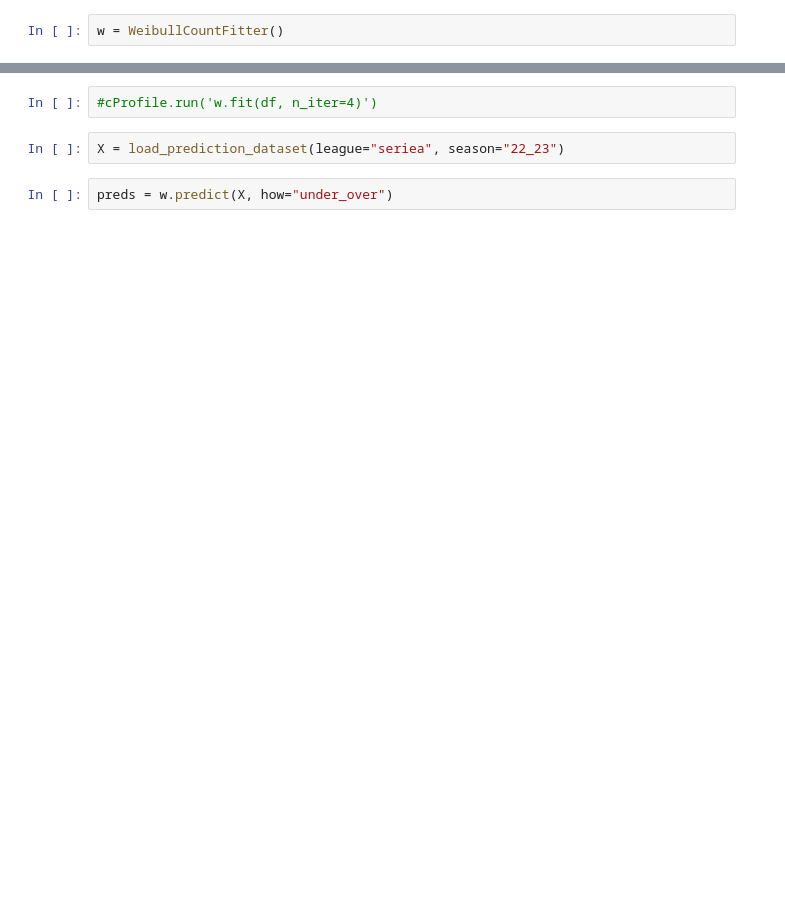
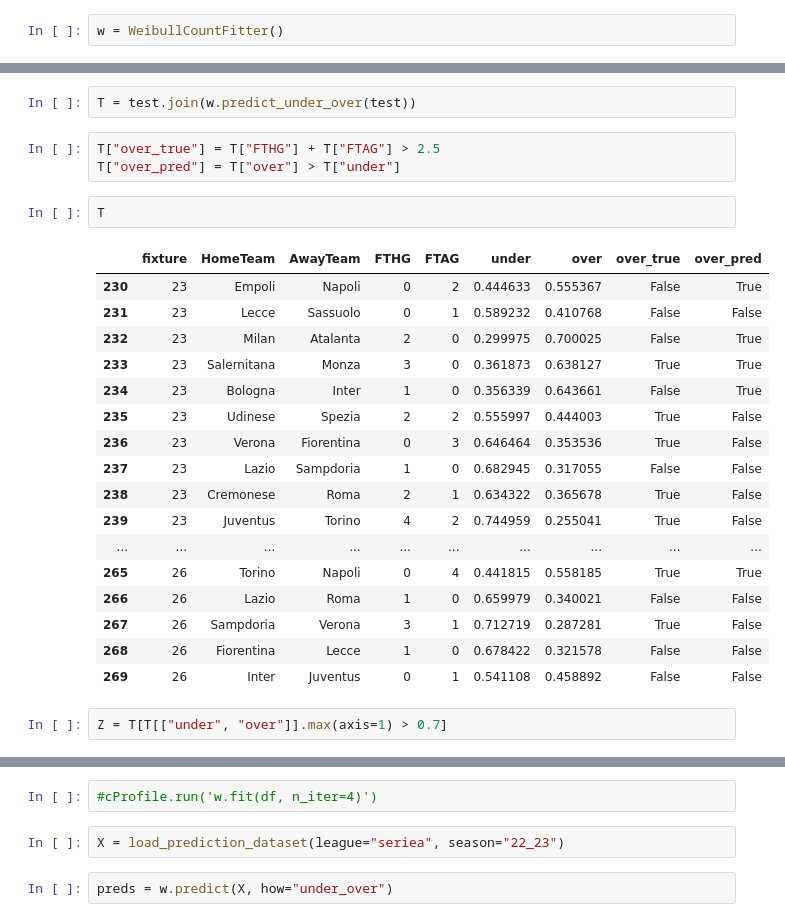
Before and after one commit to m4nffd/weibull_count_model, a Jupyter notebook: weibull_model_football_scores/notebooks/weibull_model.ipynb, the cells around one changed output, grey strips where cells are left out. Saved outputs shown, nothing was run; the diff lists cells and outputs as text; blank space fills up the shorter version.

```diff
--- a/weibull_model_football_scores/notebooks/weibull_model.ipynb
+++ b/weibull_model_football_scores/notebooks/weibull_model.ipynb
@@ -73,0 +79,27 @@ w.C_team.sort_values("beta", ascending=True)
+# %%
+T = test.join(w.predict_under_over(test))
+# %%
+T["over_true"] = T["FTHG"] + T["FTAG"] > 2.5
+T["over_pred"] = T["over"] > T["under"]
+# %%
+T
+# %% [output]
+|  | fixture | HomeTeam | AwayTeam | FTHG | FTAG | under | over | over_true | over_pred |
+| 230 | 23 | Empoli | Napoli | 0 | 2 | 0.444633 | 0.555367 | False | True |
+| 231 | 23 | Lecce | Sassuolo | 0 | 1 | 0.589232 | 0.410768 | False | False |
+| 232 | 23 | Milan | Atalanta | 2 | 0 | 0.299975 | 0.700025 | False | True |
+| 233 | 23 | Salernitana | Monza | 3 | 0 | 0.361873 | 0.638127 | True | True |
+| 234 | 23 | Bologna | Inter | 1 | 0 | 0.356339 | 0.643661 | False | True |
+| 235 | 23 | Udinese | Spezia | 2 | 2 | 0.555997 | 0.444003 | True | False |
+| 236 | 23 | Verona | Fiorentina | 0 | 3 | 0.646464 | 0.353536 | True | False |
+| 237 | 23 | Lazio | Sampdoria | 1 | 0 | 0.682945 | 0.317055 | False | False |
+| 238 | 23 | Cremonese | Roma | 2 | 1 | 0.634322 | 0.365678 | True | False |
+| 239 | 23 | Juventus | Torino | 4 | 2 | 0.744959 | 0.255041 | True | False |
+| ... | ... | ... | ... | ... | ... | ... | ... | ... | ... |
+| 265 | 26 | Torino | Napoli | 0 | 4 | 0.441815 | 0.558185 | True | True |
+| 266 | 26 | Lazio | Roma | 1 | 0 | 0.659979 | 0.340021 | False | False |
+| 267 | 26 | Sampdoria | Verona | 3 | 1 | 0.712719 | 0.287281 | True | False |
+| 268 | 26 | Fiorentina | Lecce | 1 | 0 | 0.678422 | 0.321578 | False | False |
+| 269 | 26 | Inter | Juventus | 0 | 1 | 0.541108 | 0.458892 | False | False |
+# %%
+Z = T[T[["under", "over"]].max(axis=1) > 0.7]
```
Also changed, not shown: parts of 12 cells of this notebook, 3 other files.
